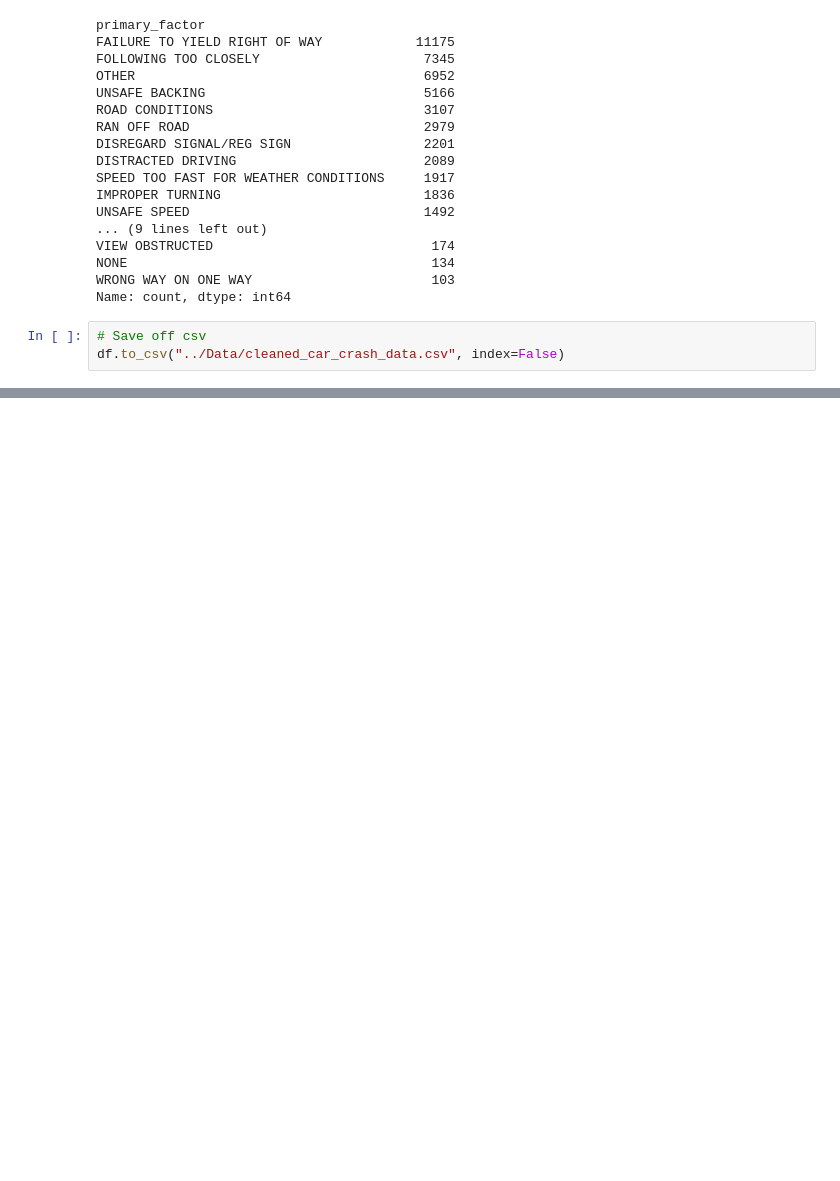
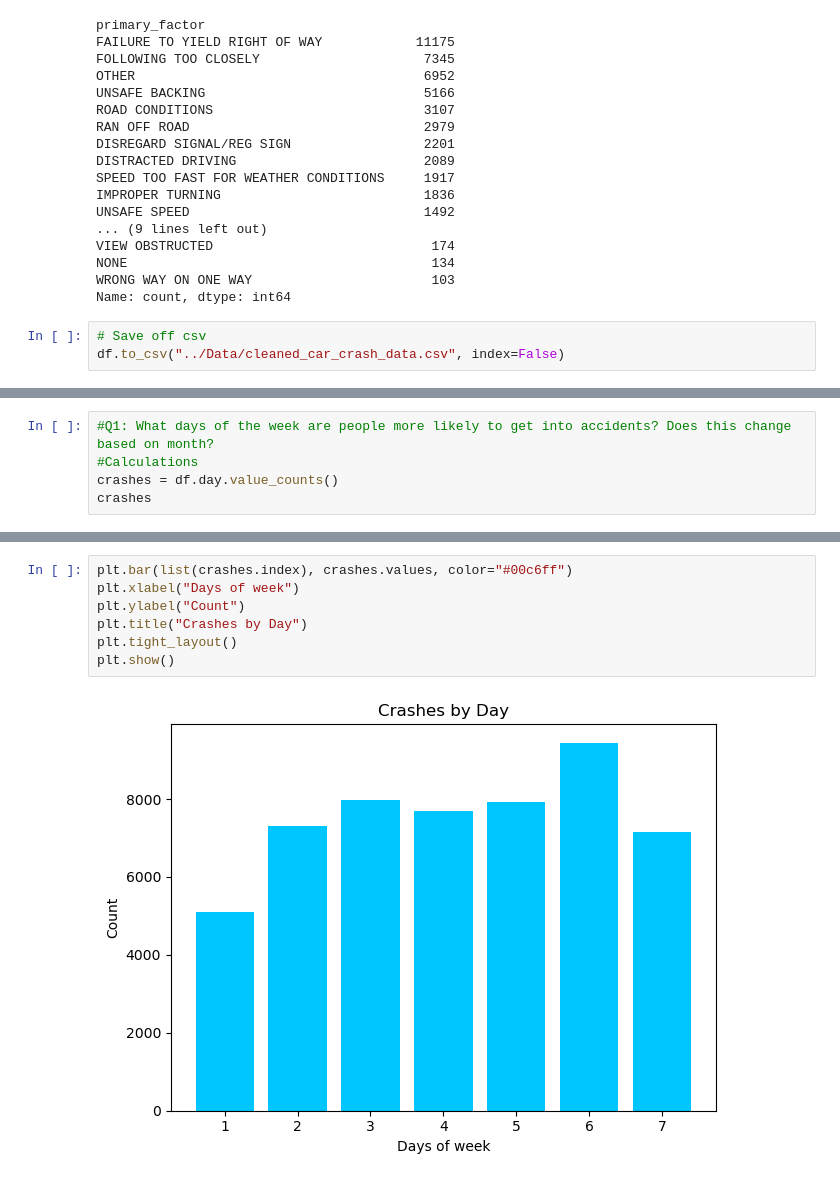
Before and after one commit to martabaker/ds-project-1-group-11, a Jupyter notebook: kenny_Q1/Cleaned Data.ipynb, the cells around one changed output, grey strips where cells are left out. Cells and saved outputs as stored; diff of their text form; blank space fills up the shorter version.

Commit message:
Finished Leaderboard and visuals for q1 and q2

```diff
--- a/kenny_Q1/Cleaned Data.ipynb
+++ b/kenny_Q1/Cleaned Data.ipynb
@@ -179,0 +149,5 @@ AttributeError: 'DataFrame' object has no attribute 'day'
+# %%
+#Q1: What days of the week are people more likely to get into accidents? Does this change based on month?
+#Calculations
+crashes = df.day.value_counts()
+crashes
@@ -179,0 +184,9 @@ AttributeError: 'DataFrame' object has no attribute 'day'
+# %%
+plt.bar(list(crashes.index), crashes.values, color="#00c6ff")
+plt.xlabel("Days of week")
+plt.ylabel("Count")
+plt.title("Crashes by Day")
+plt.tight_layout()
+plt.show()
+# %% [output]
+[figure, added]
```
Also changed, not shown: parts of 12 cells of this notebook.
